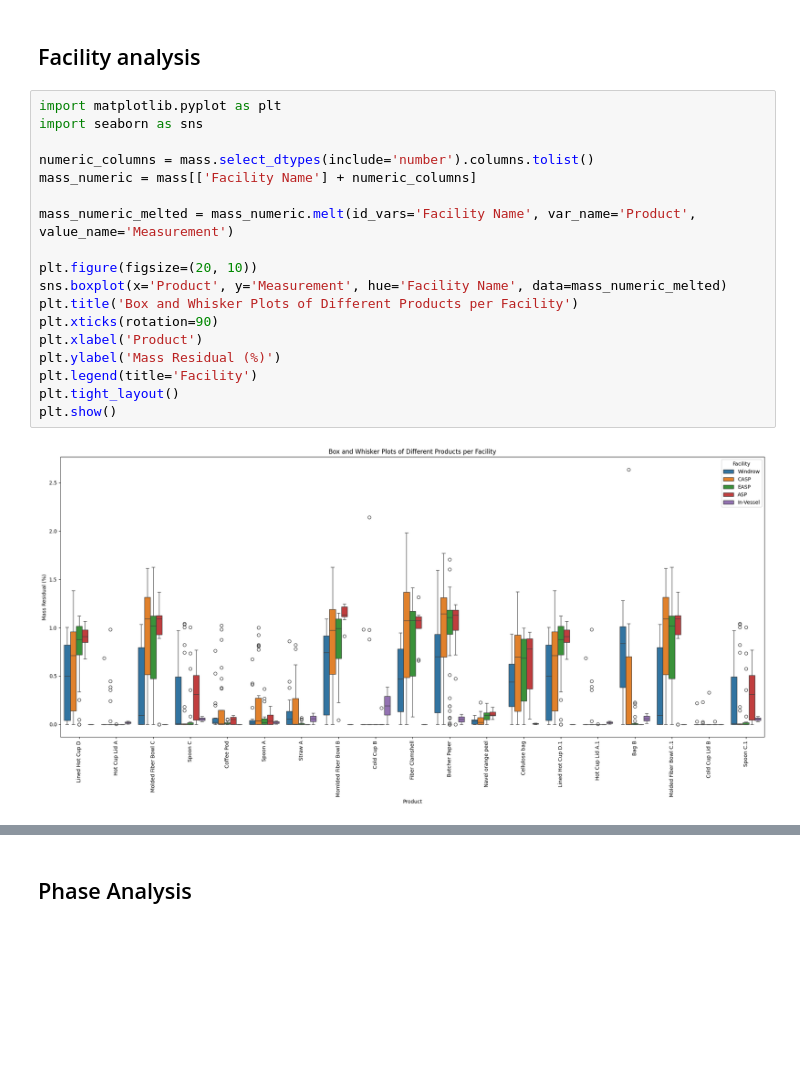
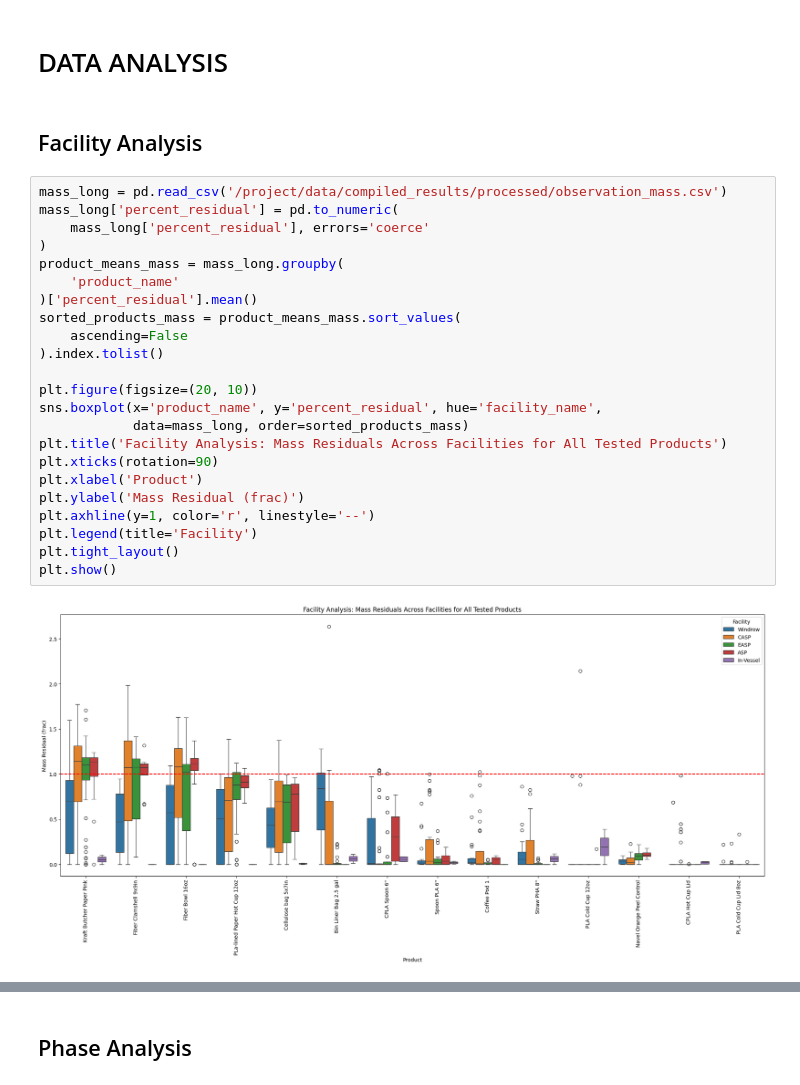
Before and after one commit to uchicago-dsi/compostable-disintegration-analysis, a Jupyter notebook: notebooks/explore_trials.ipynb, the cells around one changed output, grey strips where cells are left out. Drawn from its saved outputs; the diff is of its cells as text; blank space fills up the shorter version.

```diff
--- a/notebooks/explore_trials.ipynb
+++ b/notebooks/explore_trials.ipynb
@@ -64,22 +131,29 @@ array(['Windrow', 'CASP', 'EASP', 'ASP', 'In-Vessel'], dtype=object)
+# %% [markdown]
+# DATA ANALYSIS
 # %% [markdown]
-## Facility analysis
+## Facility Analysis
-# %%
-import matplotlib.pyplot as plt
-import seaborn as sns
-
-numeric_columns = mass.select_dtypes(include='number').columns.tolist()
-mass_numeric = mass[['Facility Name'] + numeric_columns]
-
-mass_numeric_melted = mass_numeric.melt(id_vars='Facility Name', var_name='Product', value_name='Measurement')
-
-plt.figure(figsize=(20, 10))
-sns.boxplot(x='Product', y='Measurement', hue='Facility Name', data=mass_numeric_melted)
-plt.title('Box and Whisker Plots of Different Products per Facility')
-plt.xticks(rotation=90)
-plt.xlabel('Product')
-plt.ylabel('Mass Residual (%)')
-plt.legend(title='Facility')
-plt.tight_layout()
-plt.show()
-# %% [output]
-[figure, removed]
+# %%
+mass_long = pd.read_csv('/project/data/compiled_results/processed/observation_mass.csv')
+mass_long['percent_residual'] = pd.to_numeric(
+    mass_long['percent_residual'], errors='coerce'
+)
+product_means_mass = mass_long.groupby(
+    'product_name'
+)['percent_residual'].mean()
+sorted_products_mass = product_means_mass.sort_values(
+    ascending=False
+).index.tolist()
+
+plt.figure(figsize=(20, 10))
+sns.boxplot(x='product_name', y='percent_residual', hue='facility_name',
+            data=mass_long, order=sorted_products_mass)
+plt.title('Facility Analysis: Mass Residuals Across Facilities for All Tested Products')
+plt.xticks(rotation=90)
+plt.xlabel('Product')
+plt.ylabel('Mass Residual (frac)')
+plt.axhline(y=1, color='r', linestyle='--')
+plt.legend(title='Facility')
+plt.tight_layout()
+plt.show()
+# %% [output]
+[figure, added]
```
Also changed, not shown: parts of 20 cells of this notebook, 1 other file.
